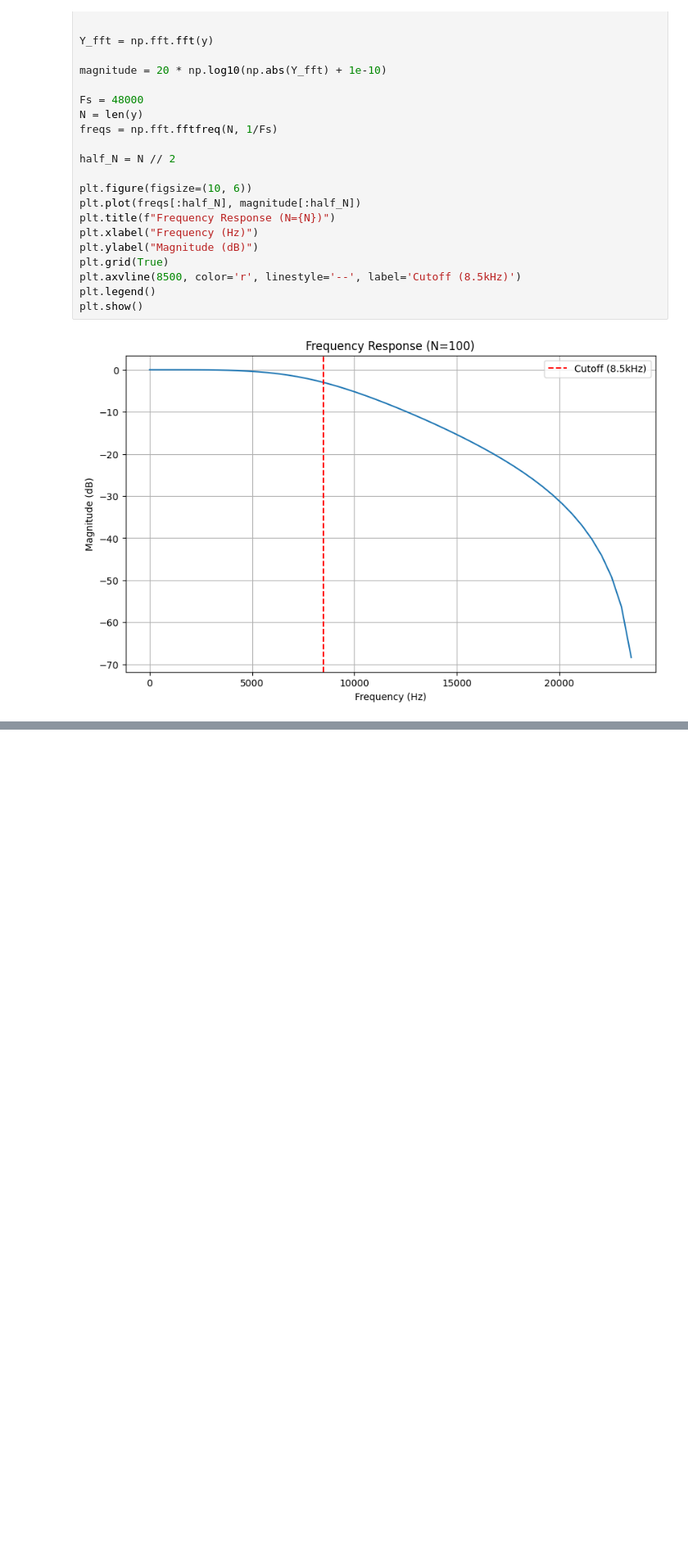
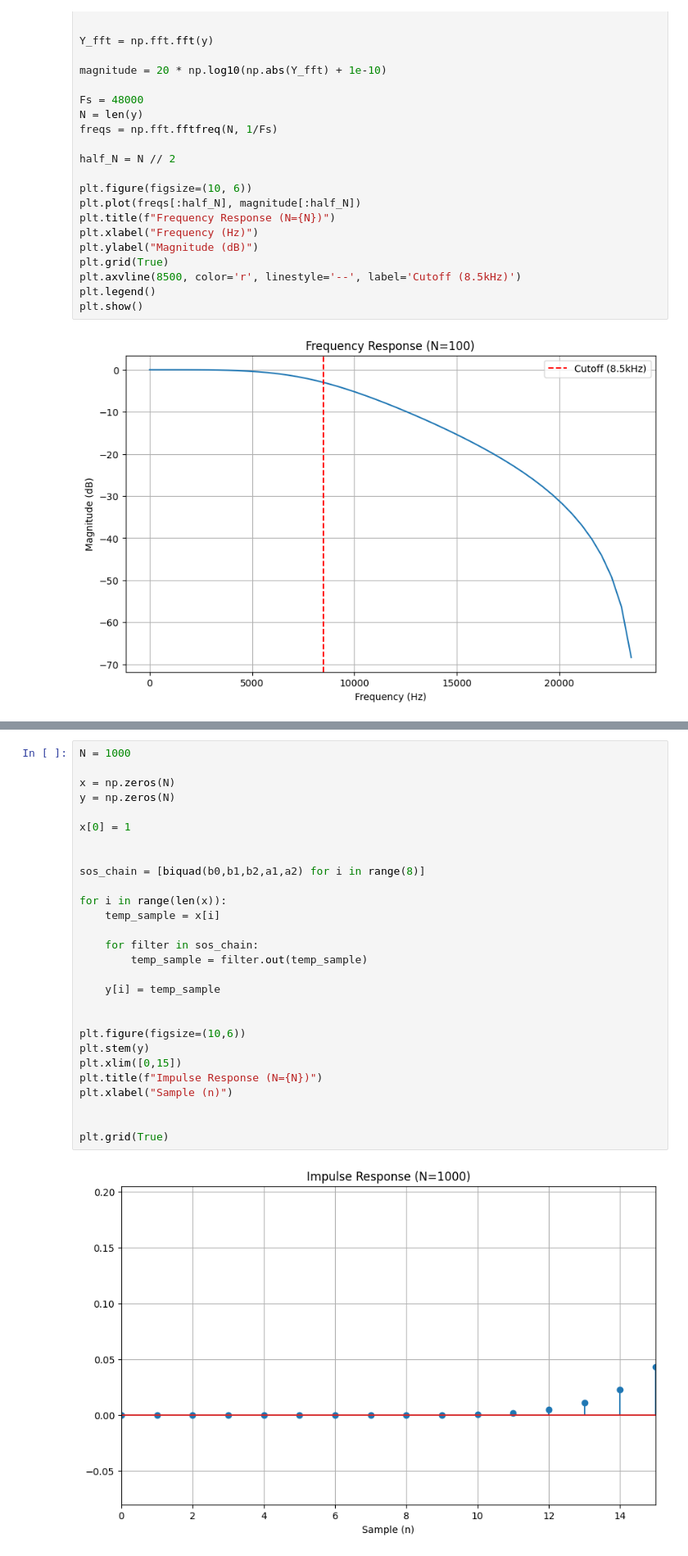
Before and after one commit to smadan755/QSPICE_DSP, a Jupyter notebook: biquad/biquad_test.ipynb, the cells around one changed output, grey strips where cells are left out. Shown at 82% size. Drawn from its saved outputs; the diff is of its cells as text; blank space fills up the shorter version.

Commit message:
cascaded biquad example

```diff
--- a/biquad/biquad_test.ipynb
+++ b/biquad/biquad_test.ipynb
@@ -69,0 +106,30 @@ plt.show()
+# %%
+N = 1000
+
+x = np.zeros(N)
+y = np.zeros(N)
+
+x[0] = 1
+
+
+sos_chain = [biquad(b0,b1,b2,a1,a2) for i in range(8)]
+
+for i in range(len(x)):
+    temp_sample = x[i]
+
+    for filter in sos_chain:
+        temp_sample = filter.out(temp_sample)
+
+    y[i] = temp_sample
+
+
+plt.figure(figsize=(10,6))
+plt.stem(y)
+plt.xlim([0,15])
+plt.title(f"Impulse Response (N={N})")
+plt.xlabel("Sample (n)")
+
+
+plt.grid(True)
+# %% [output]
+[figure, added]
```
Also changed, not shown: parts of 2 cells of this notebook.
